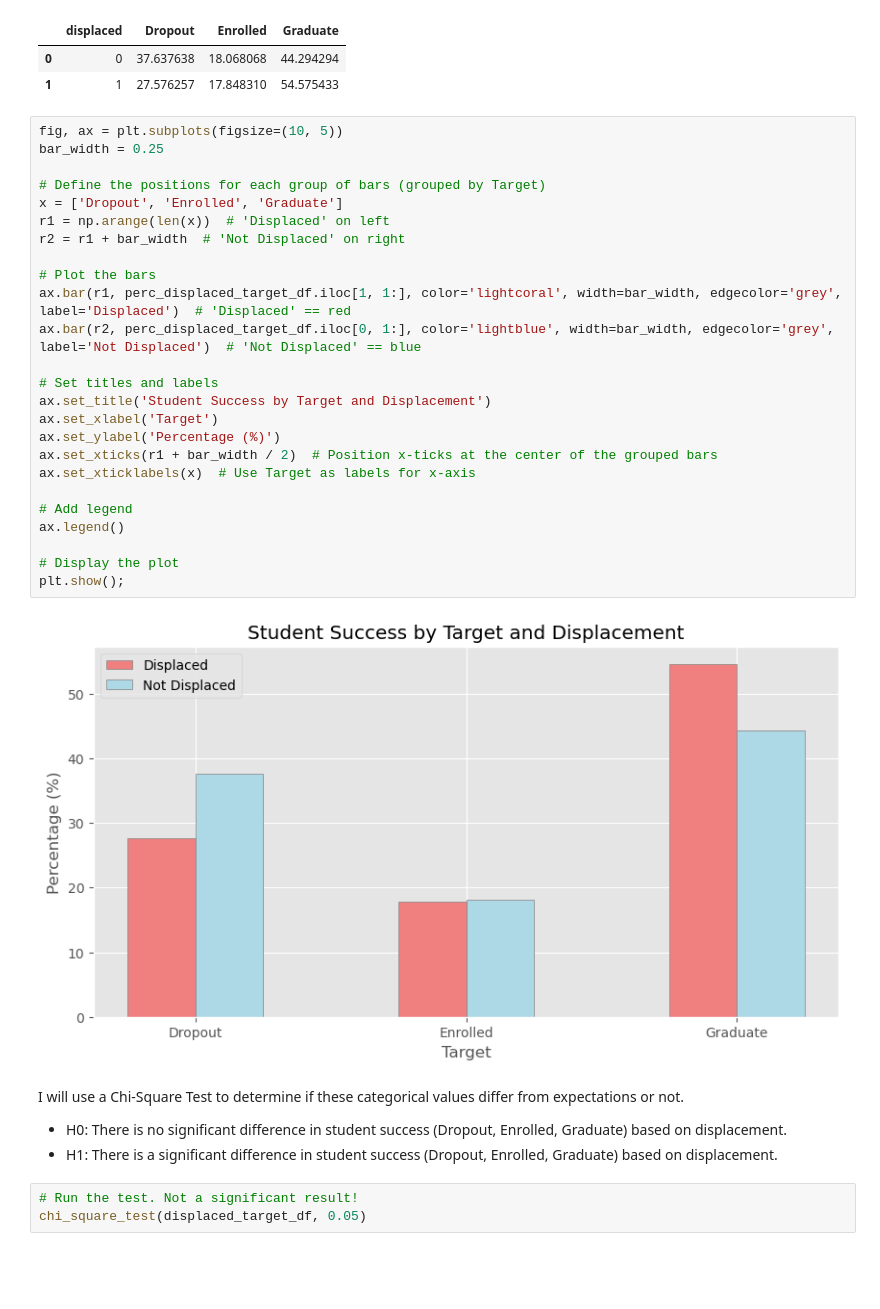
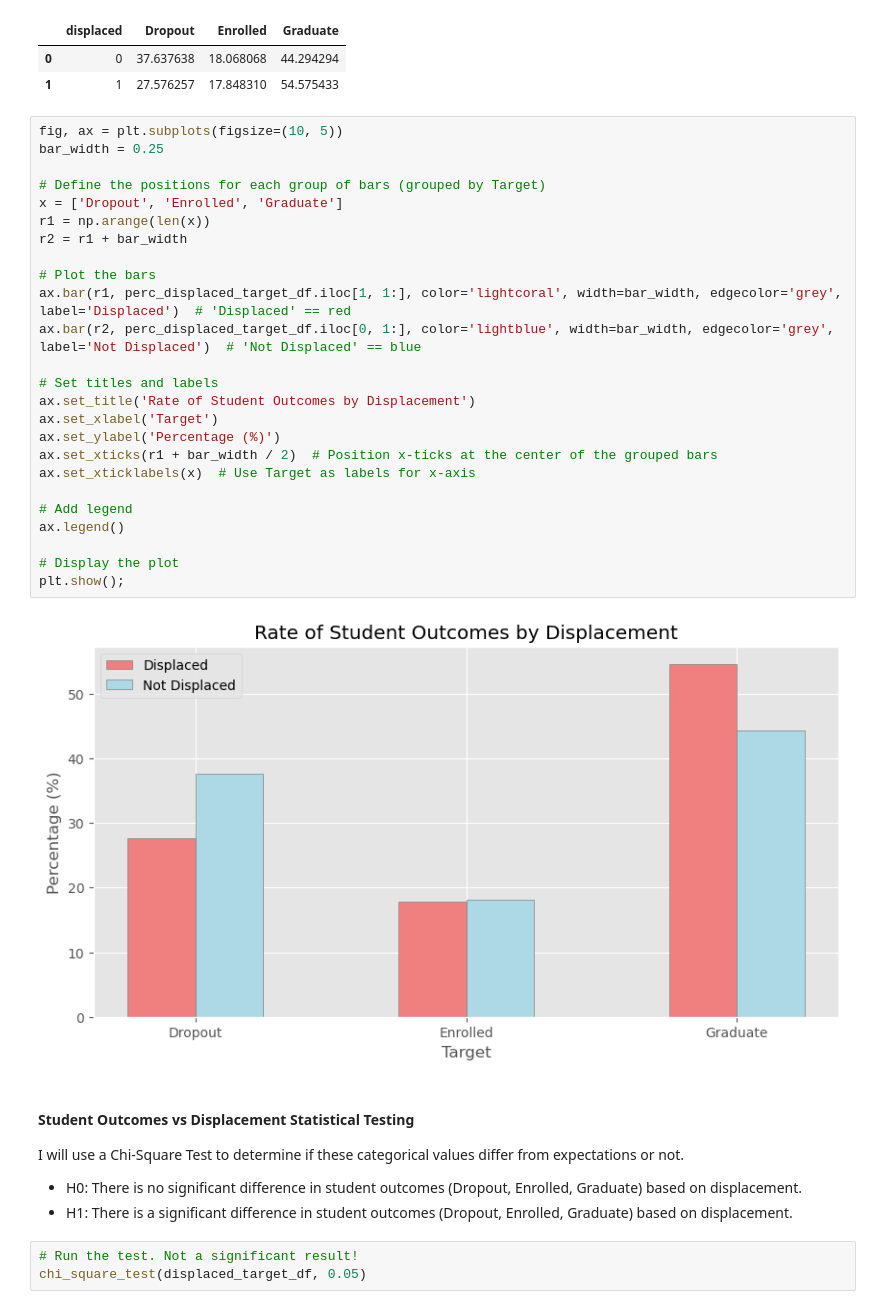
Before and after one commit to elijahlopez94/predicting_student_success, a Jupyter notebook: student_success.ipynb, the cells around one changed output. Cells and saved outputs as stored; diff of their text form; blank space fills up the shorter version.

```diff
--- a/student_success.ipynb
+++ b/student_success.ipynb
@@ -420,35 +338,36 @@ perc_displaced_target_df
 # %%
 fig, ax = plt.subplots(figsize=(10, 5))
 bar_width = 0.25
 
 # Define the positions for each group of bars (grouped by Target)
 x = ['Dropout', 'Enrolled', 'Graduate']
-r1 = np.arange(len(x))  # 'Displaced' on left
-r2 = r1 + bar_width  # 'Not Displaced' on right
+r1 = np.arange(len(x))
+r2 = r1 + bar_width
 
 # Plot the bars
 ax.bar(r1, perc_displaced_target_df.iloc[1, 1:], color='lightcoral', width=bar_width, edgecolor='grey', label='Displaced')  # 'Displaced' == red
 ax.bar(r2, perc_displaced_target_df.iloc[0, 1:], color='lightblue', width=bar_width, edgecolor='grey', label='Not Displaced')  # 'Not Displaced' == blue
 
 # Set titles and labels
-ax.set_title('Student Success by Target and Displacement')
+ax.set_title('Rate of Student Outcomes by Displacement')
 ax.set_xlabel('Target')
 ax.set_ylabel('Percentage (%)')
 ax.set_xticks(r1 + bar_width / 2)  # Position x-ticks at the center of the grouped bars
 ax.set_xticklabels(x)  # Use Target as labels for x-axis
 
 # Add legend
 ax.legend()
 
 # Display the plot
 plt.show();
 # %% [output]
-[figure, old version]
+[figure, new version]
 # %% [markdown]
+#### Student Outcomes vs Displacement Statistical Testing
 I will use a Chi-Square Test to determine if these categorical values differ from expectations or not.
 
-* H0: There is no significant difference in student success (Dropout, Enrolled, Graduate) based on displacement.
-* H1: There is a significant difference in student success (Dropout, Enrolled, Graduate) based on displacement.
+* H0: There is no significant difference in student outcomes (Dropout, Enrolled, Graduate) based on displacement.
+* H1: There is a significant difference in student outcomes (Dropout, Enrolled, Graduate) based on displacement.
 # %%
 # Run the test. Not a significant result!
 chi_square_test(displaced_target_df, 0.05)
```
Also changed, not shown: parts of 59 cells of this notebook.
